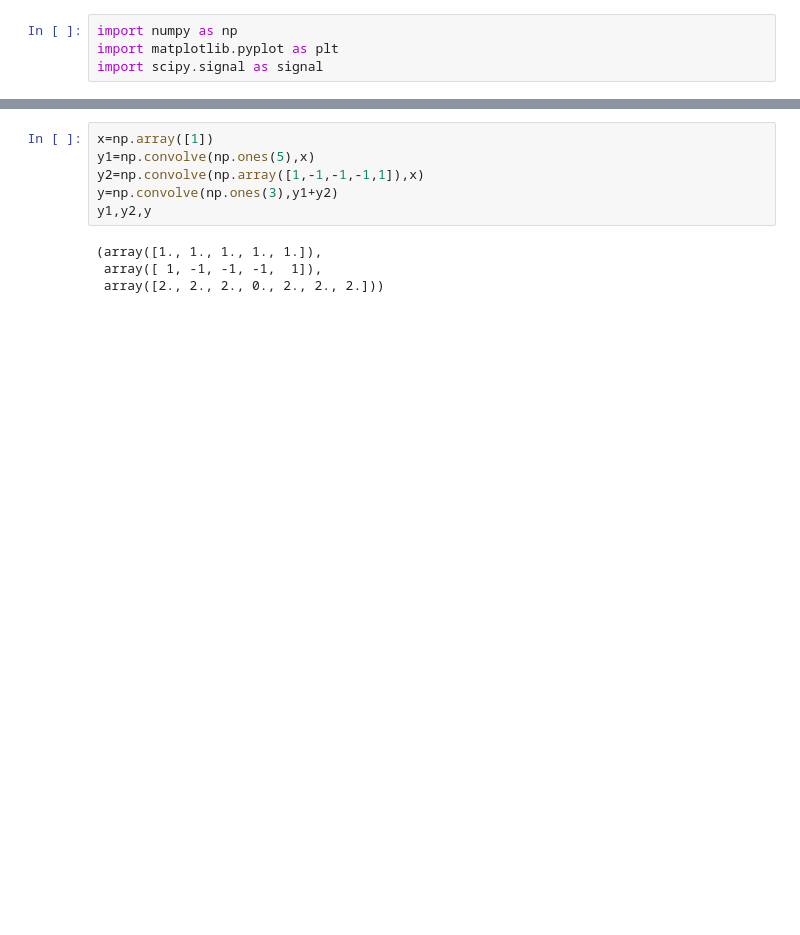
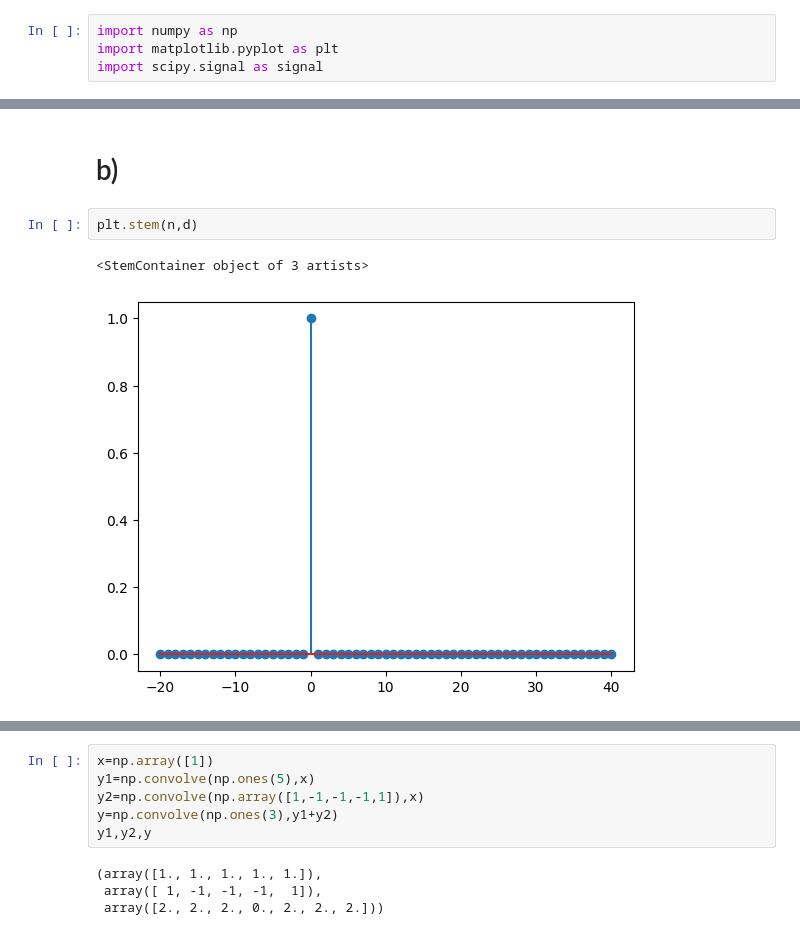
Before and after one commit to Teun0n/DTSP_notes, a Jupyter notebook: kap2.ipynb, the cells around one changed output, grey strips where cells are left out. Saved outputs shown, nothing was run; the diff lists cells and outputs as text; blank space fills up the shorter version.

```diff
--- a/kap2.ipynb
+++ b/kap2.ipynb
@@ -6,0 +23,7 @@ import scipy.signal as signal
+# %% [markdown]
+# b)
+# %%
+plt.stem(n,d)
+# %% [output]
+<StemContainer object of 3 artists>
+[figure, added]
```
Also changed, not shown: parts of 25 cells of this notebook.
